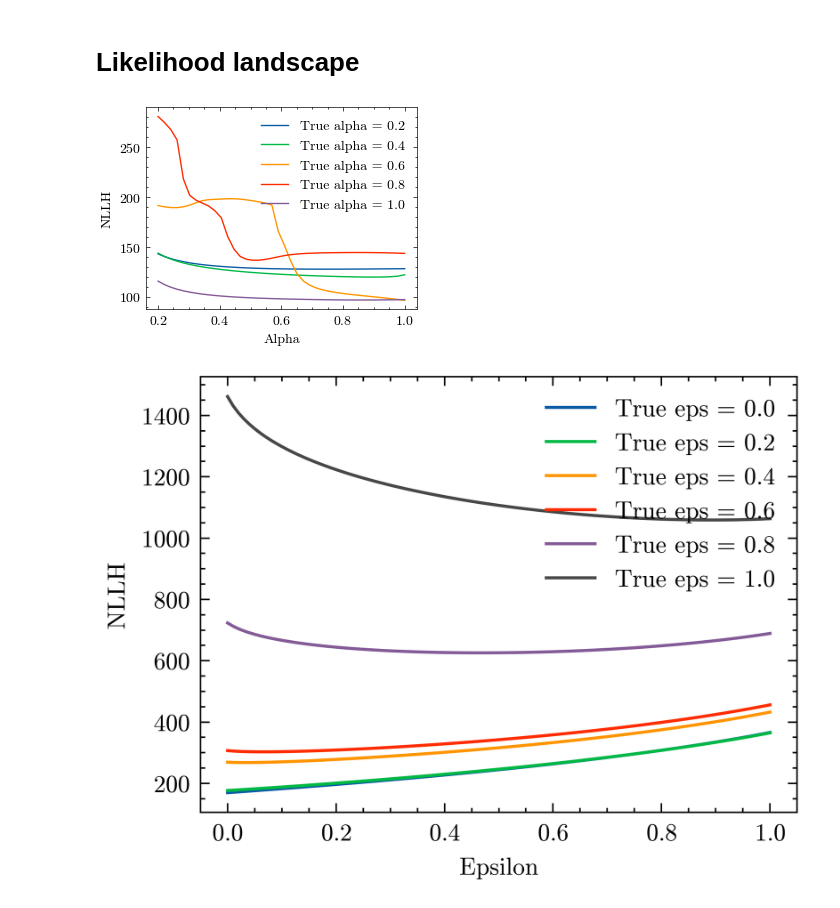
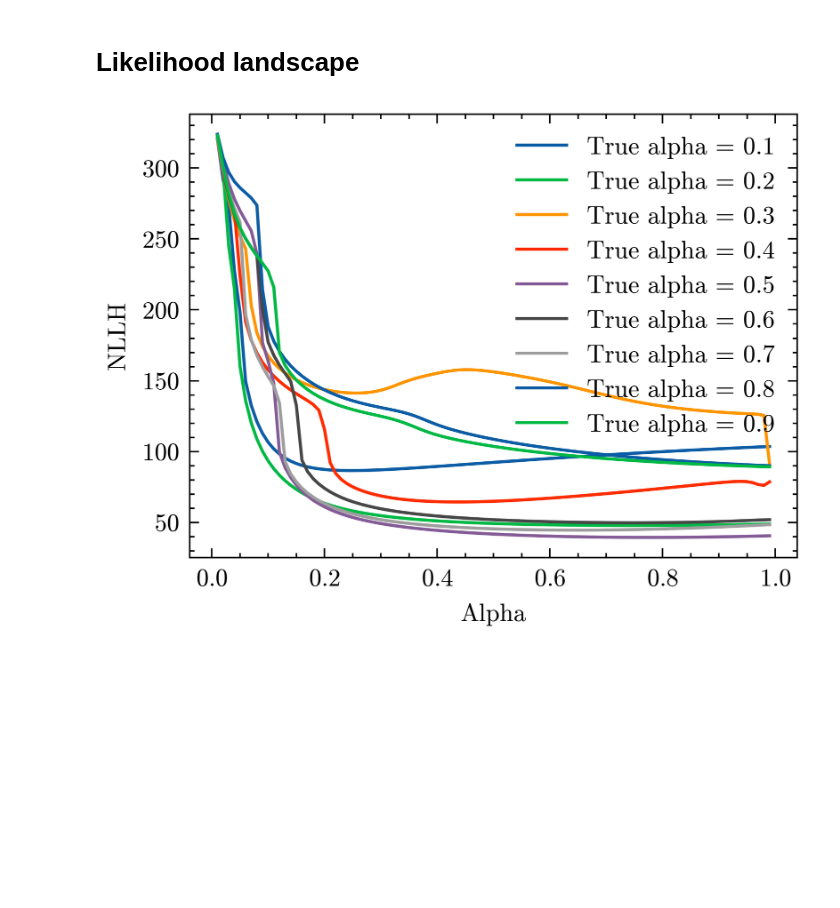
Before and after one commit to jl3676/learning_hierarchy, a Jupyter notebook: qc_modeling.ipynb, the cells around one changed output. Cells and saved outputs as stored; diff of their text form; code cells hidden in the pictures; blank space fills up the shorter version.

```diff
--- a/qc_modeling.ipynb
+++ b/qc_modeling.ipynb
@@ -190,67 +196,32 @@ plt.show()
 # %%
 this_model = 'option_model'
 structure = 'backward'
 meta_learning = False
 cluster = 0
 condition = 'All'
-fitted_params = best_params_all_backward[(meta_data['Cluster']==cluster)]
-num_subject = fitted_params.shape[0]
 
 llhs = []
-alphas_eval = np.linspace(0.2,1,40)
+true_alphas = np.arange(0.1,1,0.1)
+alphas_eval = np.arange(0.01,1,0.01)
 llhs = np.zeros_like(alphas_eval)
-true_alphas = np.linspace(0.2,1,5)
 beta = 5
 concentration_2 = -1
 epsilon = 0.1
 prior = 0
 
 for alpha in true_alphas:
-    this_data = modeling.option_model(1, alpha, concentration_2, epsilon, 'All', structure, meta_learning)
+    this_data = modeling.option_model(1, alpha, concentration_2, 'All', structure, meta_learning)
     D = helpers.get_model_fit_data(this_data, num_block=6)
     for i in range(len(alphas_eval)):
         alpha_2 = alphas_eval[i]
-        params = alpha_2, concentration_2, epsilon
+        params = alpha_2, concentration_2
         llhs[i] = modeling.option_model_nllh(params, D, structure, meta_learning)
 
     plt.plot(alphas_eval, llhs, label=f'True alpha = {alpha:.1f}')
 
 plt.xlabel('Alpha')
 plt.ylabel('NLLH')
 plt.legend()
 plt.show()
 # %% [output]
-[figure, old version]
+[figure, new version]
-# %%
-this_model = 'option_model'
-structure = 'backward'
-meta_learning = False
-cluster = 0
-condition = 'All'
-fitted_params = best_params_all_backward_no_meta[(meta_data['Cluster']==cluster)]
-num_subject = fitted_params.shape[0]
-
-llhs = []
-eps_eval = np.linspace(0,1,100)
-llhs = np.zeros_like(eps_eval)
-true_eps = np.linspace(0,1,6)
-concentration_2 = 0.2
-alpha_2 = 0.8
-prior = 0.25
-
-for epsilon in true_eps:
-    this_data = modeling.option_model(1, alpha_2, concentration_2, epsilon, prior, 'All', structure, meta_learning)
-    D = helpers.get_model_fit_data(this_data, num_block=6)
-    for i in range(len(eps_eval)):
-        eps = eps_eval[i]
-        params = alpha_2, concentration_2, eps, prior
-        llhs[i] = modeling.option_model_nllh(params, D, structure, meta_learning)
-
-    plt.plot(eps_eval, llhs, label=f'True eps = {epsilon:.1f}')
-
-plt.xlabel('Epsilon')
-plt.ylabel('NLLH')
-plt.legend()
-plt.show()
-# %% [output]
-[figure, removed]
```
Also changed, not shown: parts of 1 cell of this notebook, 1 other file.
